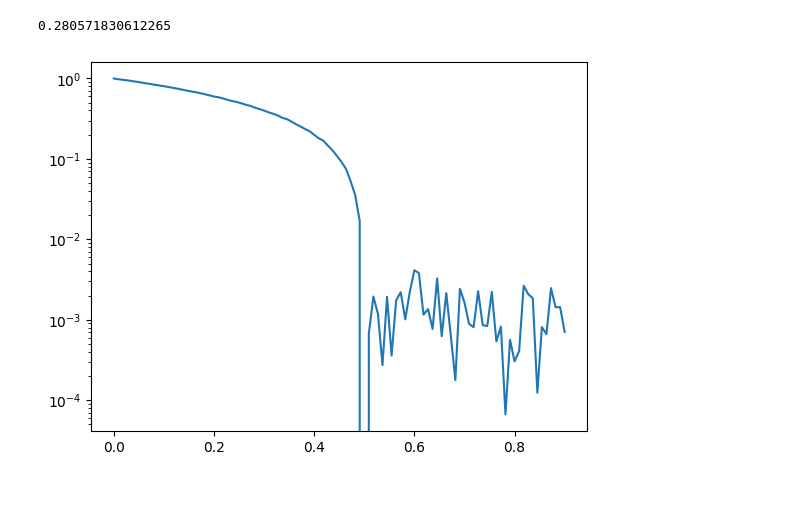
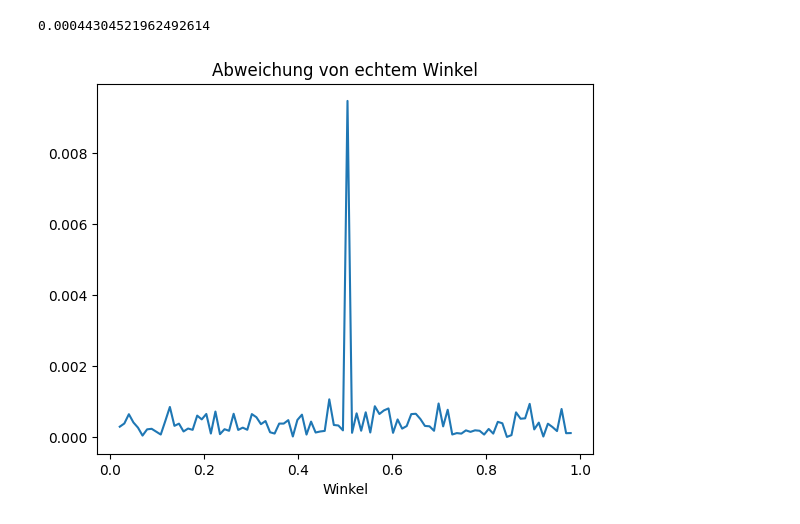
Before and after one commit to RicemanBoy/Bachelor, a Jupyter notebook: thestart.ipynb, the cells around one changed output. Drawn from its saved outputs; the diff is of its cells as text; code cells hidden in the pictures; blank space fills up the shorter version.

```diff
--- a/thestart.ipynb
+++ b/thestart.ipynb
@@ -49,5 +51,29 @@ plt.plot(angles,p)
 # %%
+def closest_bin(n: float, prec: int):           #Gibt einem den nächsten binären Nachbarn zu einem Float an bei gegebener Präzision/Depth
+    closest = 10
+    steps = 2**(-prec)
+    bin_list = [i*steps for i in range(2**prec+1)]
+    for i in bin_list:
+        if np.abs(n - i) < np.abs(closest-n):
+            closest = i
+    return closest
+
+def convert(bin: str):                  #konvertiert den bitstring in deciaml, e.g. 0110 = 0.375
+    k = list(bin)
+    a = [int(i) for i in k]
+    n = 0
+    for i in range(len(a)):
+        if a[i] == 1:
+            n += 1/2**(i+1)
+    return n
+
 def skill(phi: float, shots:int, error: float):
+
+    p = error
+    p_error = pauli_error([["X",p/2],["I",1-p],["Z",p/2]])
+    noise_model = NoiseModel()
+    noise_model.add_all_qubit_quantum_error(p_error, ['h', "p"])  # Apply to single-qubit gates
+
     angle = 2*np.pi*phi
     qr = QuantumRegister(1)
     qc = QuantumCircuit(qr)
@@ -58,7 +84,7 @@ def skill(phi: float, shots:int, error: float):
     qc.measure_all()
 
     sim = AerSimulator()
-    job = sim.run(qc, shots=shots)
+    job = sim.run(qc, noise_model=noise_model,shots=shots)
     result = job.result()
     counts = result.get_counts()
 
@@ -81,10 +107,7 @@ def skill(phi: float, shots:int, error: float):
     qc.h(0)
     qc.measure_all()
 
-    depolarizing_prob = error
-    dep_error = depolarizing_error(depolarizing_prob, 1)
-    noise_model = NoiseModel()
-    noise_model.add_all_qubit_quantum_error(dep_error, ['h', "p"])  # Apply to single-qubit gates
+    #confidence = 0.5*(1+np.cos(angle-hmm_1))
 
     sim = AerSimulator()
     job = sim.run(qc, noise_model=noise_model, shots=shots)
@@ -92,26 +115,42 @@ def skill(phi: float, shots:int, error: float):
     counts = result.get_counts()
 
     if "0" in counts:
-        if counts["0"] >= shots*0.95:
+        if counts["0"] >= shots*0.999:
             return hmm_1/(2*np.pi)
         else:
             return hmm_2/(2*np.pi)
     else:
         return 0.75
 
+def nxt_lvl(phi:float, shots:int, error: float, idk: int):
+    first = skill(phi,shots,error)
+    print("Erstes Ergebnis für phi: ", first)
+    print("Abweichung = ", np.abs(phi-first))
+    bitstring_1 = closest_bin(first, idk)
 
-all = np.linspace(0,0.9,100)
-
-y = []
-
-for i in all:
-    run = skill(i,10000,1)
-    yes = np.abs(run-i)
-    y.append(yes)
-
-plt.plot(all,y)
-plt.yscale("log")
-print(np.mean(y))
+    new_phi = phi*(2**idk)
+    second= skill(new_phi, shots, error)
+    bitstring_2 = closest_bin(second, idk)*(2**(-idk))
+    result = bitstring_1+bitstring_2
+    print("Neues Ergebnis: ", result)
+    print("Abweichung = ", np.abs(phi-result))
+    print("Verbesserung um den Faktor ", np.abs(phi-first)/np.abs(phi-result))
+    return result
-# %% [output]
-0.280571830612265
-[figure, removed]
+# %%
+all = np.linspace(0.02,0.98,100)
+
+y = []
+
+for i in all:
+    run = skill(i,100000,0)
+    yes = np.abs(run-i)
+    y.append(yes)
+
+plt.plot(all,y)
+plt.title("Abweichung von echtem Winkel")
+plt.xlabel("Winkel")
+#plt.yscale("log")
+print(np.mean(y))
+# %% [output]
+0.00044304521962492614
+[figure, added]
```
Also changed, not shown: parts of 2 cells of this notebook.
